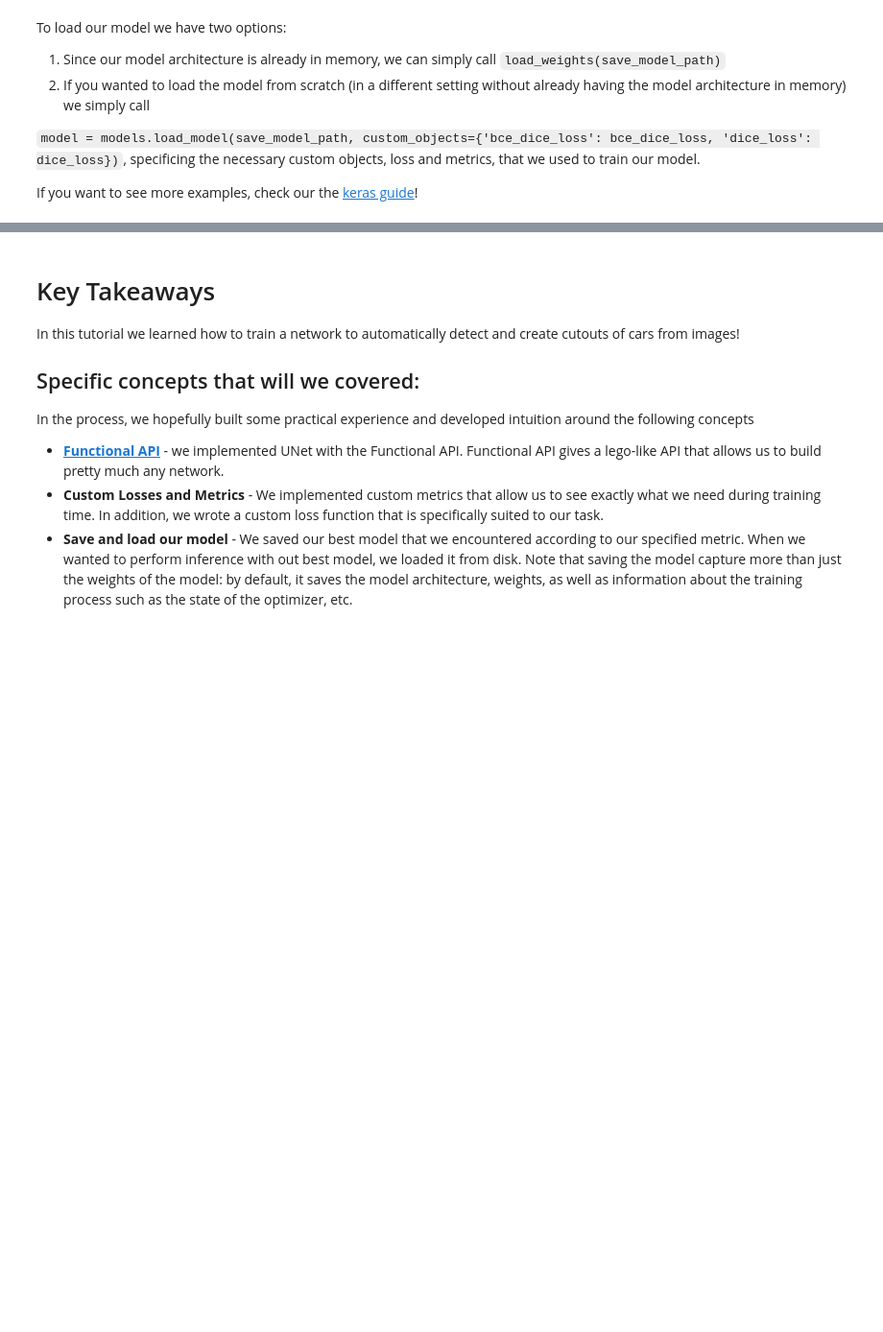
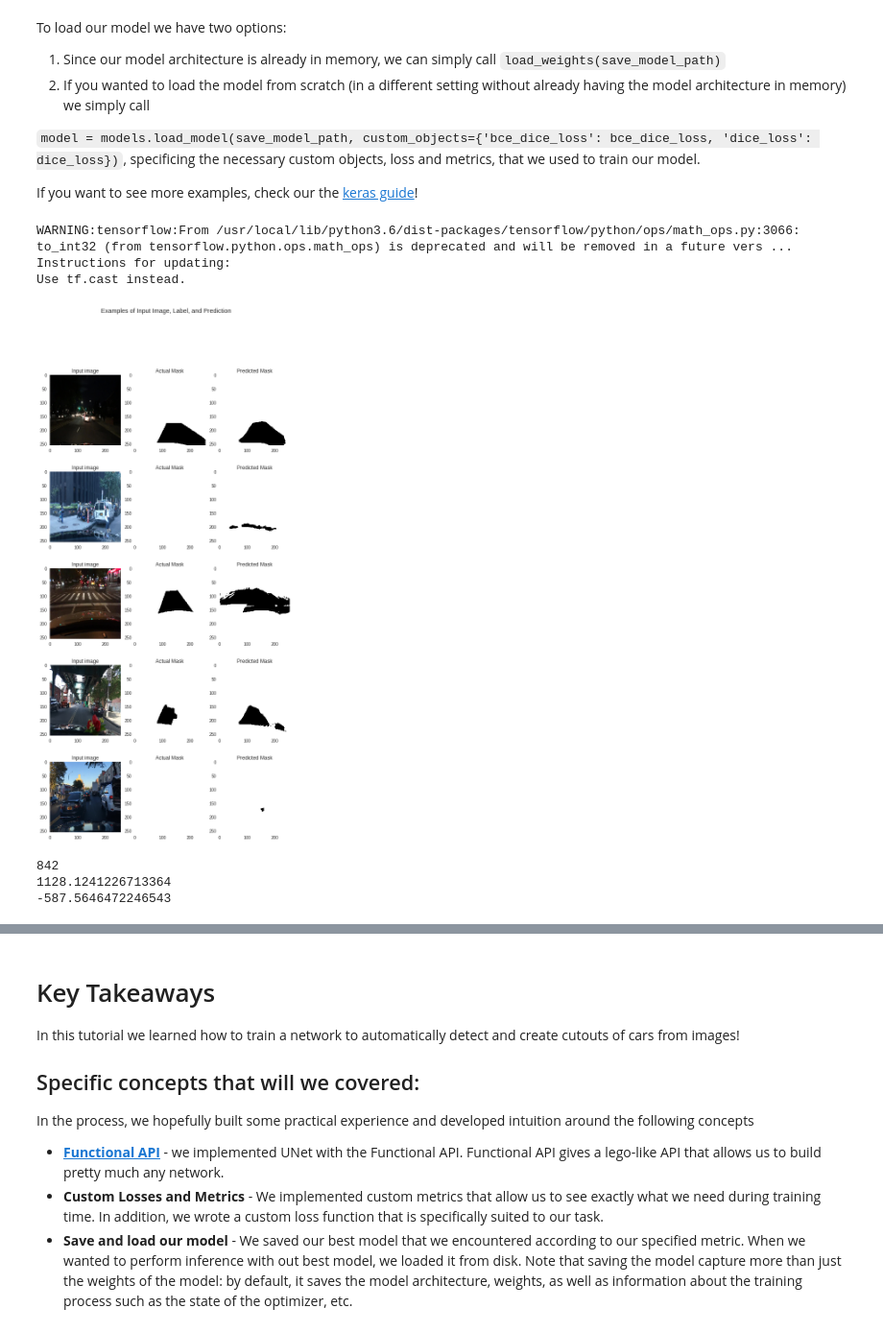
Before and after one commit to shivasaxena23/DrivableAreaAndLanePrediction, a Jupyter notebook: Lane_Image_Segmentation.ipynb, the cells around one changed output, grey strips where cells are left out. Shown at 96% size. Saved outputs shown, nothing was run; the diff lists cells and outputs as text; code cells hidden in the pictures; blank space fills up the shorter version.

```diff
--- a/Lane_Image_Segmentation.ipynb
+++ b/Lane_Image_Segmentation.ipynb
@@ -361,6 +404,12 @@ val_cfg = {
     'scale': 1 / 255.,
 }
 val_preprocessing_fn = functools.partial(_augment, **val_cfg)
+# %%
+test_cfg = {
+    'resize': [img_shape[0], img_shape[1]],
+    'scale': 1 / 255.,
+}
+test_preprocessing_fn = functools.partial(_augment, **test_cfg)
 # %%
 train_ds = get_baseline_dataset(x_train_filenames,
                                 y_train_filenames,
@@ -370,3 +419,7 @@ val_ds = get_baseline_dataset(x_val_filenames,
                               y_val_filenames,
                               preproc_fn=val_preprocessing_fn,
                               batch_size=batch_size)
+test_ds = get_baseline_dataset(x_test_filenames,
+                              y_test_filenames,
+                              preproc_fn=test_preprocessing_fn,
+                              batch_size=batch_size)
@@ -575,29 +680,85 @@ To load our model we have two options:
 If you want to see more examples, check our the [keras guide](https://keras.io/getting-started/faq/#how-can-i-save-a-keras-model)!
 # %%
 # Alternatively, load the weights directly: model.load_weights(save_model_path)
+save_model_path = '/tmp/weightsepoch8.hdf5'
 model = models.load_model(save_model_path, custom_objects={'bce_dice_loss': bce_dice_loss,
                                                            'dice_loss': dice_loss})
+# %% [output]
+WARNING:tensorflow:From /usr/local/lib/python3.6/dist-packages/tensorflow/python/ops/math_ops.py:3066: to_int32 (from tensorflow.python.ops.math_ops) is deprecated and will be removed in a future vers ...
+Instructions for updating:
+Use tf.cast instead.
 # %%
 # Let's visualize some of the outputs
-data_aug_iter = val_ds.make_one_shot_iterator()
+data_aug_iter = test_ds.make_one_shot_iterator()
 next_element = data_aug_iter.get_next()
 
 # Running next element in our graph will produce a batch of images
 plt.figure(figsize=(10, 20))
 for i in range(5):
   batch_of_imgs, label = tf.keras.backend.get_session().run(next_element)
   img = batch_of_imgs[0]
   predicted_label = model.predict(batch_of_imgs)[0]
 
   plt.subplot(5, 3, 3 * i + 1)
   plt.imshow(img)
   plt.title("Input image")
 
   plt.subplot(5, 3, 3 * i + 2)
   plt.imshow(label[0, :, :, 0])
   plt.title("Actual Mask")
   plt.subplot(5, 3, 3 * i + 3)
-  plt.imshow(predicted_label[:, :, 0])
+  #print(np.unique(predicted_label[:, :, 0]))
+  test2 = np.array([predicted_label > 0.5])
+  #print(predicted_label.shape)
+  #print(test2.shape)
+  plt.imshow(test2[0,:,:,0])
+  #plt.imshow(predicted_label[:, :, 0])
   plt.title("Predicted Mask")
 plt.suptitle("Examples of Input Image, Label, and Prediction")
 plt.show()
+# %% [output]
+[figure, added]
+# %%
+# Let's visualize some of the outputs
+test_iter = test_ds.make_one_shot_iterator()
+next_element = test_iter.get_next()
+
+total_score = 0.0
+j = 0
+# Running next element in our graph will produce a batch of images
+for i in range(650):
+  batch_of_imgs, label = tf.keras.backend.get_session().run(next_element)
+  img = batch_of_imgs[0]
+  predicted_label = model.predict(batch_of_imgs)[0]
+
+  #plt.imshow(img)
+  #plt.title("Input image")
+
+  #plt.imshow(label[0, :, :, 0])
+  #plt.title("Actual Mask")
+
+  test2 = np.array([predicted_label > 0.5])
+  #plt.title("Predicted Mask")
+
+  y_true = np.reshape(label[0, :, :, 0], [-1])
+  y_pred = np.reshape(test2[0, :, :, 0], [-1])
+  min_a = np.minimum(y_pred.astype(float), y_true.astype(float))
+  max_a = np.maximum(y_pred.astype(float), y_true.astype(float))
+
+  if np.add.reduce(max_a) == 0:
+    temp = 0.0
+    j=j+1
+  else:
+    temp = np.add.reduce(min_a)/np.add.reduce(max_a)
+
+  total_score = total_score + temp
+
+score = 100*total_score/(650-j)
+
+print(j)
+print(total_score)
+print(score)
+# %% [output]
+842
+1128.1241226713364
+-587.5646472246543
```
Also changed, not shown: parts of 39 cells of this notebook.
